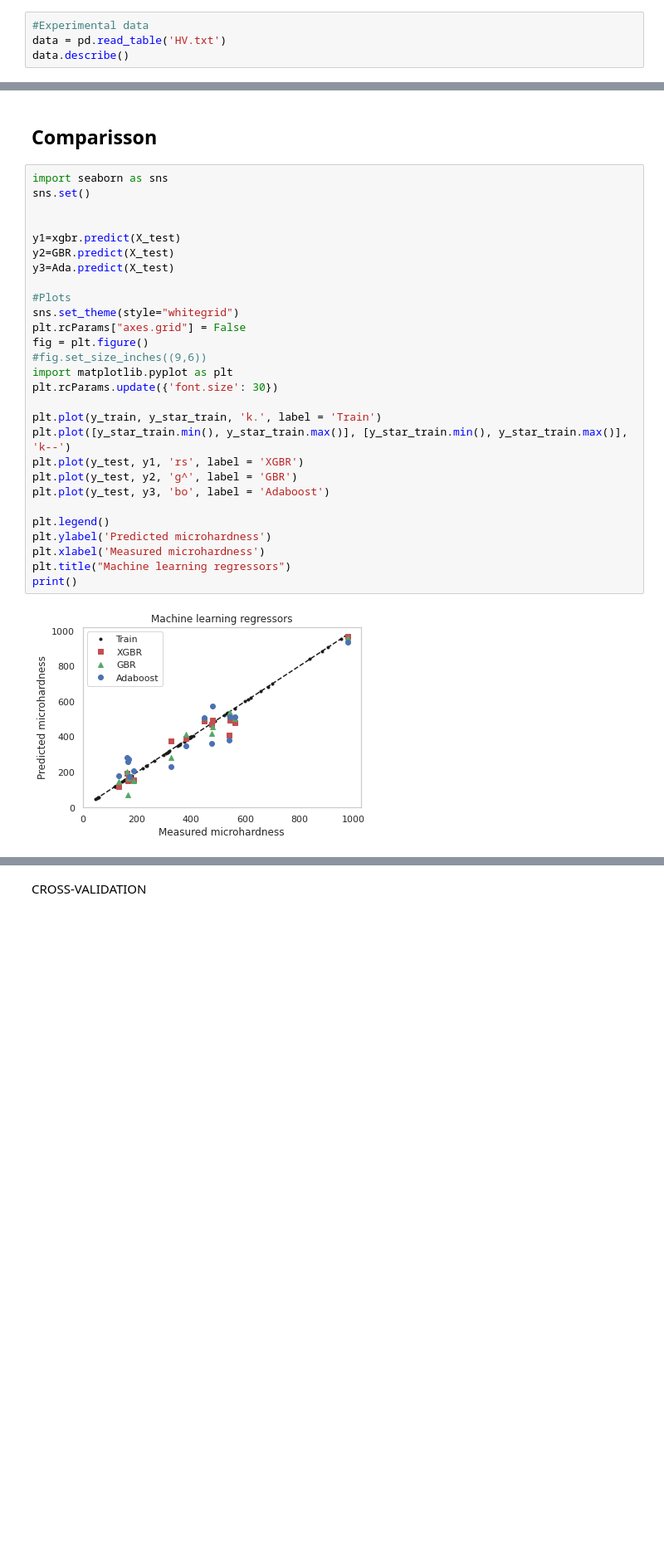
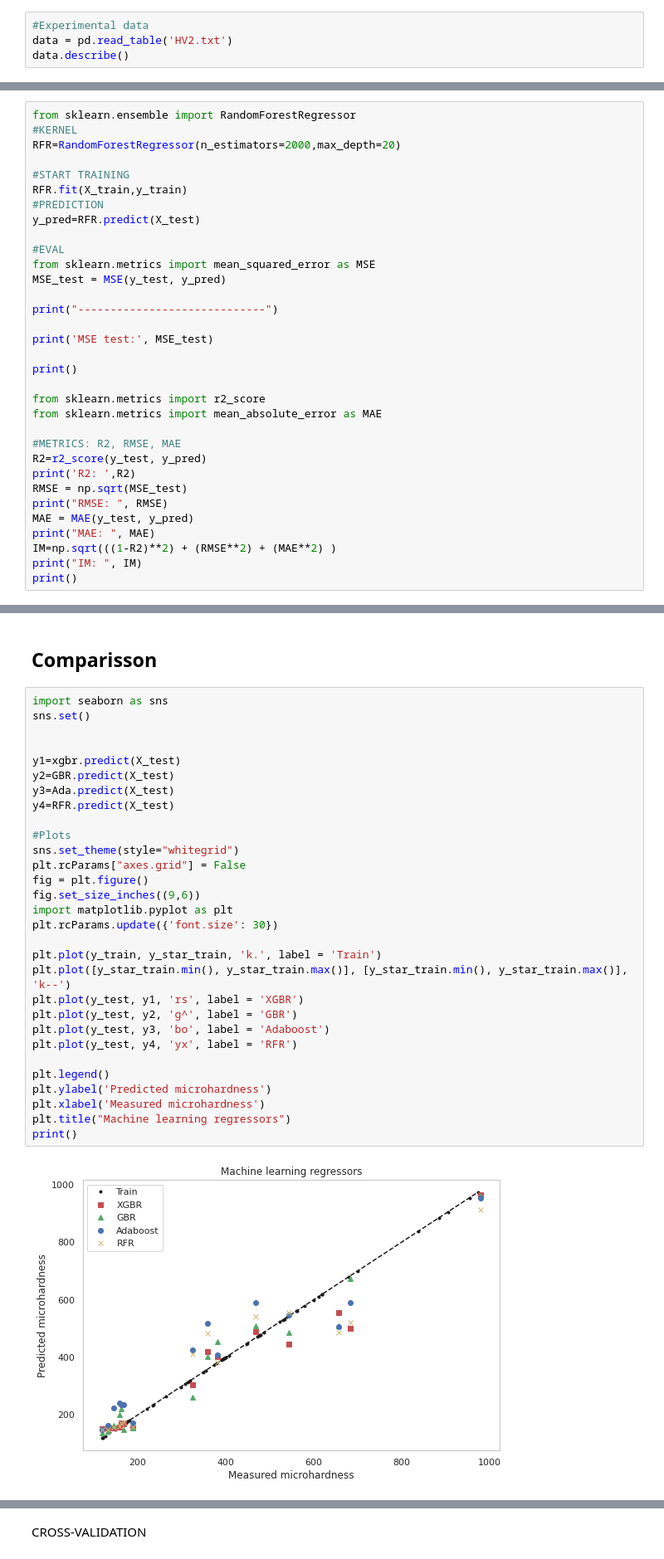
Before and after one commit to GermanOmar/Wear, a Jupyter notebook: Wear_HV.ipynb, the cells around one changed output, grey strips where cells are left out. Shown at 83% size. Drawn from its saved outputs; the diff is of its cells as text; blank space fills up the shorter version.

```diff
--- a/Wear_HV.ipynb
+++ b/Wear_HV.ipynb
@@ -53,7 +53,7 @@ remote: Total 13 (delta 4), reused 0 (delta 0), pack-reused 0
 Unpacking objects: 100% (13/13), done.
 # %%
 #Experimental data
-data = pd.read_table('HV.txt')
+data = pd.read_table('HV2.txt')
 data.describe()
 # %% [output]
 |  | P | S | L | D | HV |
@@ -393,0 +398,33 @@ IM:  108.76872086558011
+# %%
+from sklearn.ensemble import RandomForestRegressor
+#KERNEL
+RFR=RandomForestRegressor(n_estimators=2000,max_depth=20)
+
+#START TRAINING
+RFR.fit(X_train,y_train)
+#PREDICTION
+y_pred=RFR.predict(X_test)
+
+#EVAL
+from sklearn.metrics import mean_squared_error as MSE
+MSE_test = MSE(y_test, y_pred)
+
+print("-----------------------------")
+
+print('MSE test:', MSE_test)
+
+print()
+
+from sklearn.metrics import r2_score
+from sklearn.metrics import mean_absolute_error as MAE
+
+#METRICS: R2, RMSE, MAE
+R2=r2_score(y_test, y_pred)
+print('R2: ',R2)
+RMSE = np.sqrt(MSE_test)
+print("RMSE: ", RMSE)
+MAE = MAE(y_test, y_pred)
+print("MAE: ", MAE)
+IM=np.sqrt(((1-R2)**2) + (RMSE**2) + (MAE**2) )
+print("IM: ", IM)
+print()
@@ -396,31 +441,33 @@ IM:  108.76872086558011
 # %%
 import seaborn as sns
 sns.set()
 
 
 y1=xgbr.predict(X_test)
 y2=GBR.predict(X_test)
 y3=Ada.predict(X_test)
+y4=RFR.predict(X_test)
 
 #Plots
 sns.set_theme(style="whitegrid")
 plt.rcParams["axes.grid"] = False
 fig = plt.figure()
-#fig.set_size_inches((9,6))
+fig.set_size_inches((9,6))
 import matplotlib.pyplot as plt
 plt.rcParams.update({'font.size': 30})
 
 plt.plot(y_train, y_star_train, 'k.', label = 'Train')
 plt.plot([y_star_train.min(), y_star_train.max()], [y_star_train.min(), y_star_train.max()], 'k--')
 plt.plot(y_test, y1, 'rs', label = 'XGBR')
 plt.plot(y_test, y2, 'g^', label = 'GBR')
 plt.plot(y_test, y3, 'bo', label = 'Adaboost')
+plt.plot(y_test, y4, 'yx', label = 'RFR')
 
 plt.legend()
 plt.ylabel('Predicted microhardness')
 plt.xlabel('Measured microhardness')
 plt.title("Machine learning regressors")
 print()
 # %% [output]
-[figure, old version]
+[figure, new version]
 # %%
```
Also changed, not shown: parts of 16 cells of this notebook.
